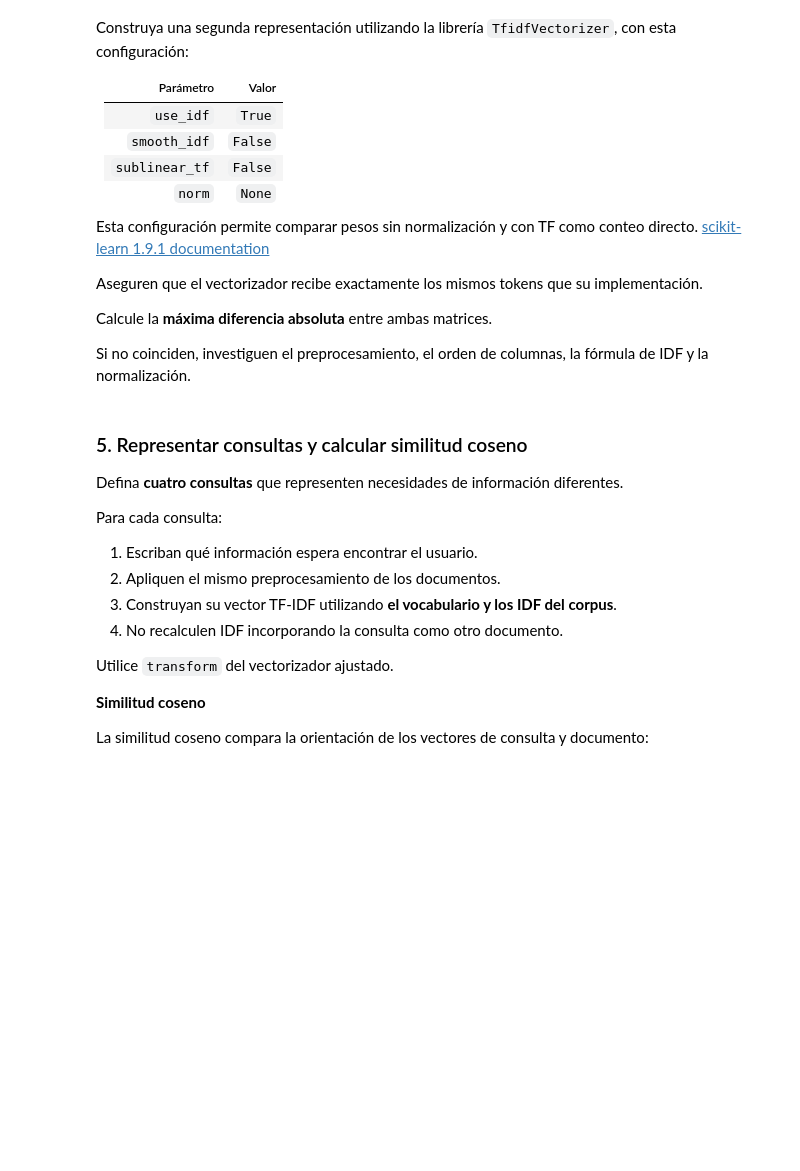
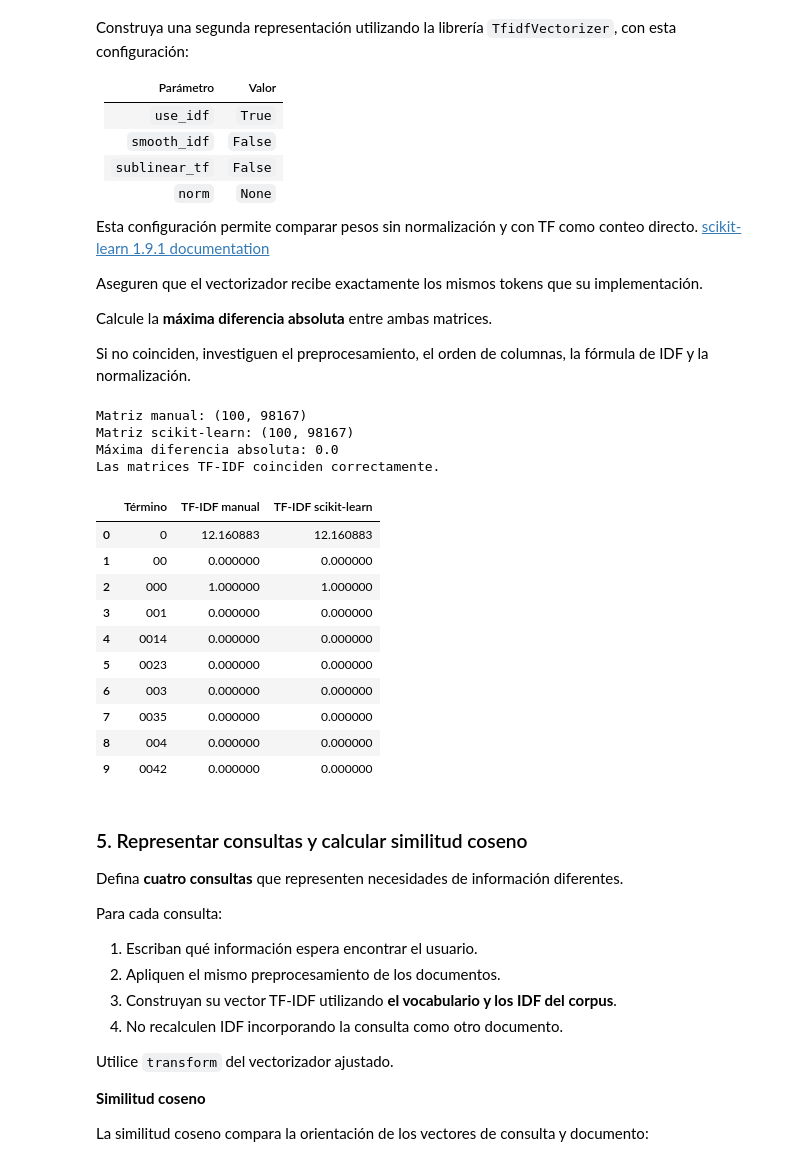
Before and after one commit to Handresth404/Recuperacion-de-Informacion, a Jupyter notebook: Unidad 1/03/03_vectorsearch.ipynb, the cells around one changed output. Cells and saved outputs as stored; diff of their text form; code cells hidden in the pictures; blank space fills up the shorter version.

```diff
--- a/Unidad 1/03/03_vectorsearch.ipynb
+++ b/Unidad 1/03/03_vectorsearch.ipynb
@@ -79,3 +329,72 @@ Si no coinciden, investiguen el preprocesamiento, el orden de columnas, la fórm
+# %%
+# Crear el vectorizador con la configuración solicitada
+vectorizador = TfidfVectorizer(
+    use_idf=True,
+    smooth_idf=False,
+    sublinear_tf=False,
+    norm=None,
+    tokenizer=lambda texto: texto,
+    preprocessor=lambda texto: texto,
+    token_pattern=None,
+    lowercase=False,
+    vocabulary=indice_terminos
+)
+
+# Recuperar los mismos tokens y el mismo orden de documentos
+corpus_tokens = [
+    documentos[nombre]
+    for nombre in nombres_documentos
+]
+
+# Construir la matriz TF-IDF con scikit-learn
+matriz_sklearn = vectorizador.fit_transform(corpus_tokens)
+
+# Comparar las dimensiones
+print("Matriz manual:", matriz_tfidf.shape)
+print("Matriz scikit-learn:", matriz_sklearn.shape)
+
+# Calcular la diferencia entre ambas matrices
+diferencia = matriz_tfidf - matriz_sklearn
+
+if diferencia.nnz == 0:
+    diferencia_maxima = 0.0
+else:
+    diferencia_maxima = np.max(np.abs(diferencia.data))
+
+print("Máxima diferencia absoluta:", diferencia_maxima)
+
+# Comprobar si las matrices coinciden
+tolerancia = 1e-10
+
+if diferencia_maxima < tolerancia:
+    print("Las matrices TF-IDF coinciden correctamente.")
+else:
+    print("Las matrices presentan diferencias.")
+
+# Comparar algunos valores
+comparacion = pd.DataFrame({
+    "Término": vocabulario_ordenado[:10],
+    "TF-IDF manual": matriz_tfidf[0, :10].toarray().flatten(),
+    "TF-IDF scikit-learn": matriz_sklearn[0, :10].toarray().flatten()
+})
+
+display(comparacion)
+# %% [output]
+Matriz manual: (100, 98167)
+Matriz scikit-learn: (100, 98167)
+Máxima diferencia absoluta: 0.0
+Las matrices TF-IDF coinciden correctamente.
+|  | Término | TF-IDF manual | TF-IDF scikit-learn |
+| 0 | 0 | 12.160883 | 12.160883 |
+| 1 | 00 | 0.000000 | 0.000000 |
+| 2 | 000 | 1.000000 | 1.000000 |
+| 3 | 001 | 0.000000 | 0.000000 |
+| 4 | 0014 | 0.000000 | 0.000000 |
+| 5 | 0023 | 0.000000 | 0.000000 |
+| 6 | 003 | 0.000000 | 0.000000 |
+| 7 | 0035 | 0.000000 | 0.000000 |
+| 8 | 004 | 0.000000 | 0.000000 |
+| 9 | 0042 | 0.000000 | 0.000000 |
 # %% [markdown]
 ### 5. Representar consultas y calcular similitud coseno
 
```
Also changed, not shown: parts of 11 cells of this notebook.
